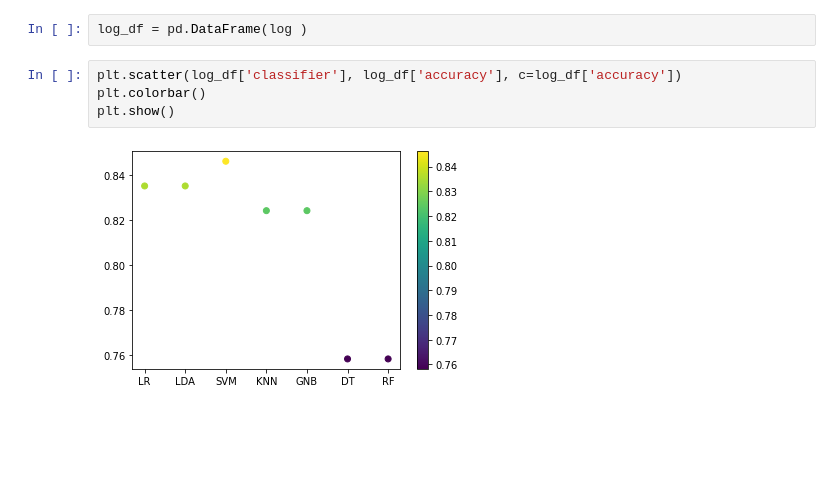
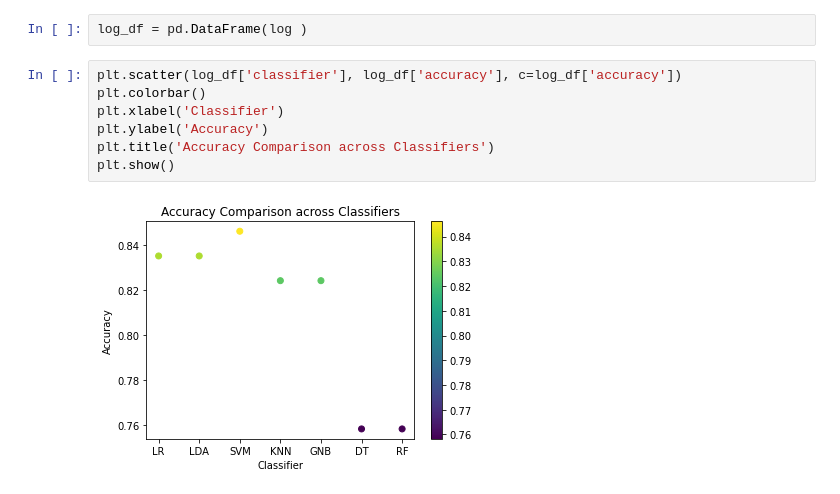
Before and after one commit to nsbisht/S2_Project_AoML_Comparative_Study_of_ML_Classification_Algorithms, a Jupyter notebook: Heart_Disease_Detection/HD.ipynb, the cells around one changed output. Cells and saved outputs as stored; diff of their text form; blank space fills up the shorter version.

Commit message:
Accuracy Plots

```diff
--- a/Heart_Disease_Detection/HD.ipynb
+++ b/Heart_Disease_Detection/HD.ipynb
@@ -925,6 +925,9 @@ log_df = pd.DataFrame(log )
 # %%
 plt.scatter(log_df['classifier'], log_df['accuracy'], c=log_df['accuracy'])
 plt.colorbar()
+plt.xlabel('Classifier')
+plt.ylabel('Accuracy')
+plt.title('Accuracy Comparison across Classifiers')
 plt.show()
 # %% [output]
-[figure, old version]
+[figure, new version]
```
Also changed, not shown: 1 other file.
